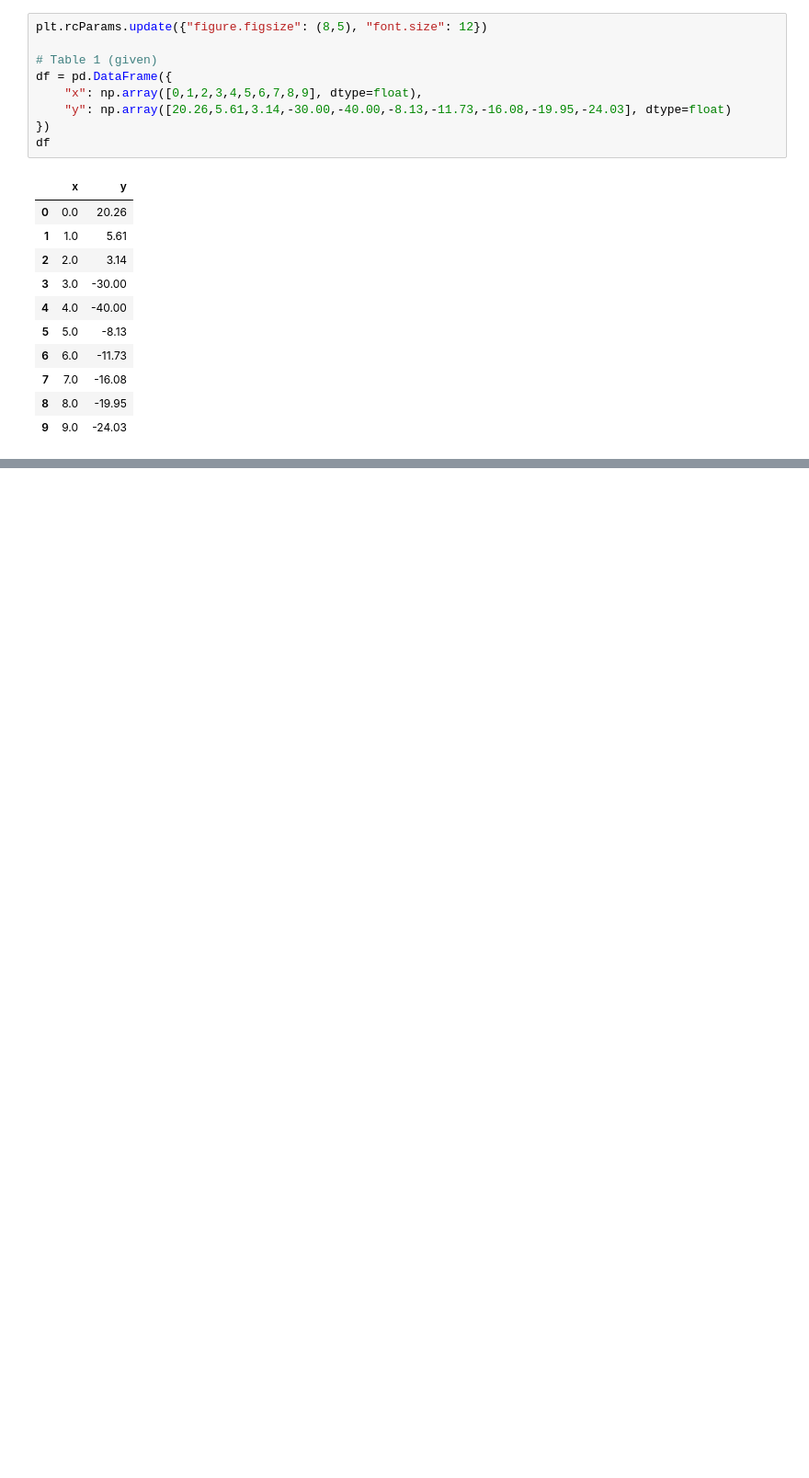
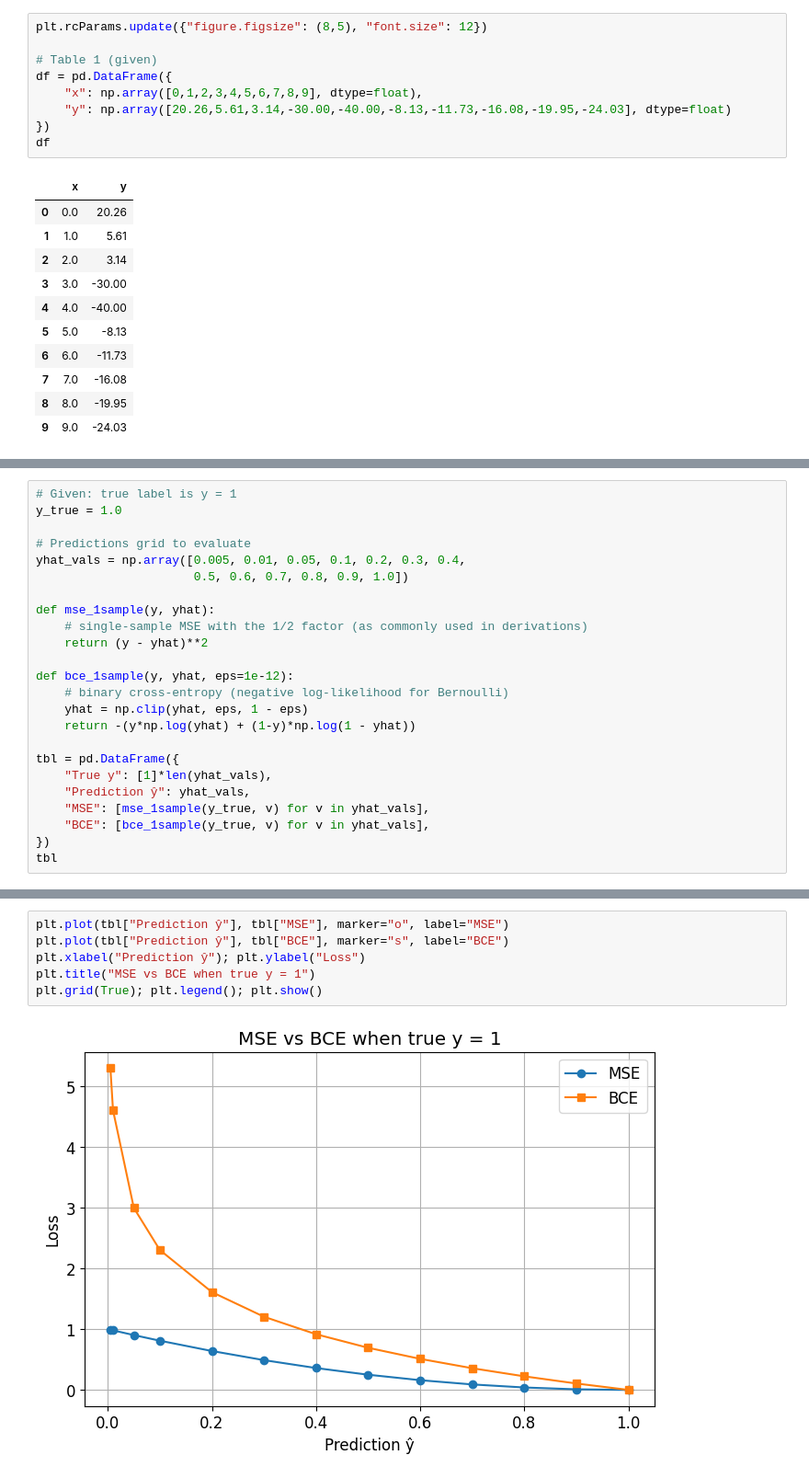
Before and after one commit to AashirRasadh/Pattern-Recognition-Assignment-01, a Jupyter notebook: assignment1.ipynb, the cells around one changed output, grey strips where cells are left out. Shown at 92% size. Saved outputs shown, nothing was run; the diff lists cells and outputs as text; blank space fills up the shorter version.

```diff
--- a/assignment1.ipynb
+++ b/assignment1.ipynb
@@ -74,0 +154,24 @@ OLS model: y ≈ -3.5573 x + 3.9167
+# %%
+# Given: true label is y = 1
+y_true = 1.0
+
+# Predictions grid to evaluate
+yhat_vals = np.array([0.005, 0.01, 0.05, 0.1, 0.2, 0.3, 0.4,
+                      0.5, 0.6, 0.7, 0.8, 0.9, 1.0])
+
+def mse_1sample(y, yhat):
+    # single-sample MSE with the 1/2 factor (as commonly used in derivations)
+    return (y - yhat)**2
+
+def bce_1sample(y, yhat, eps=1e-12):
+    # binary cross-entropy (negative log-likelihood for Bernoulli)
+    yhat = np.clip(yhat, eps, 1 - eps)
+    return -(y*np.log(yhat) + (1-y)*np.log(1 - yhat))
+
+tbl = pd.DataFrame({
+    "True y": [1]*len(yhat_vals),
+    "Prediction ŷ": yhat_vals,
+    "MSE": [mse_1sample(y_true, v) for v in yhat_vals],
+    "BCE": [bce_1sample(y_true, v) for v in yhat_vals],
+})
+tbl
@@ -74,0 +193,8 @@ OLS model: y ≈ -3.5573 x + 3.9167
+# %%
+plt.plot(tbl["Prediction ŷ"], tbl["MSE"], marker="o", label="MSE")
+plt.plot(tbl["Prediction ŷ"], tbl["BCE"], marker="s", label="BCE")
+plt.xlabel("Prediction ŷ"); plt.ylabel("Loss")
+plt.title("MSE vs BCE when true y = 1")
+plt.grid(True); plt.legend(); plt.show()
+# %% [output]
+[figure, added]
```
Also changed, not shown: parts of 11 cells of this notebook, 12 other files.
